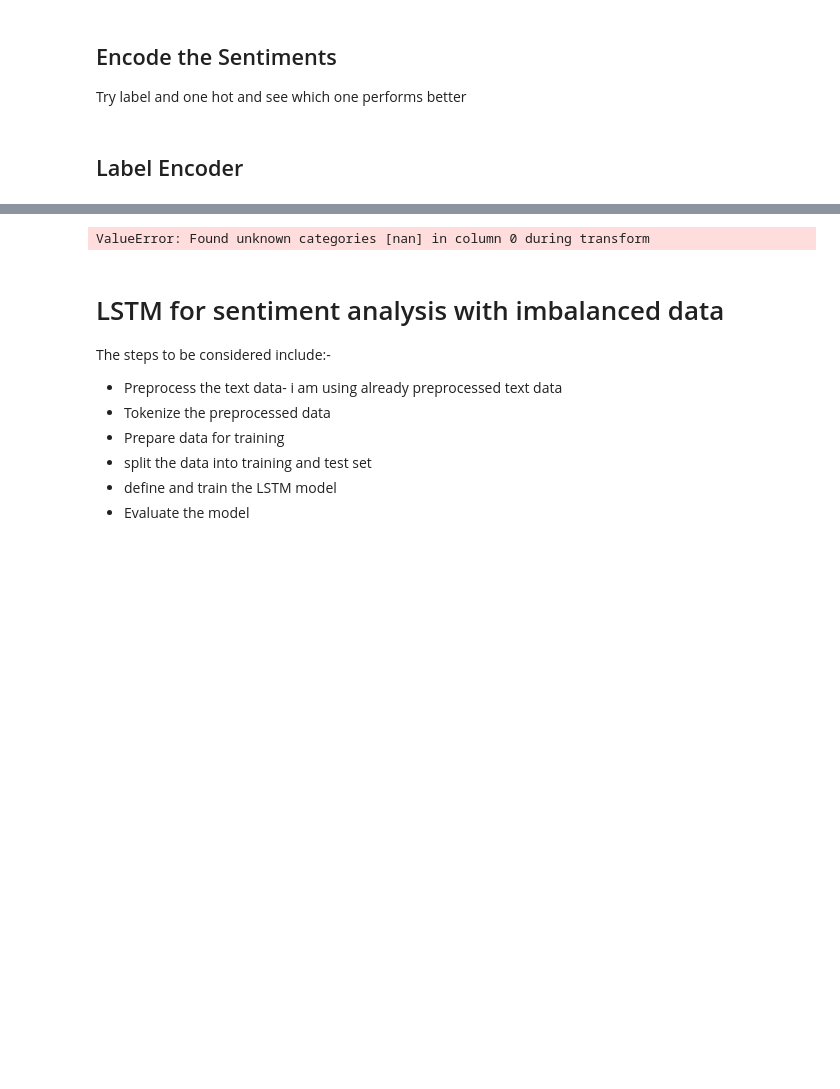
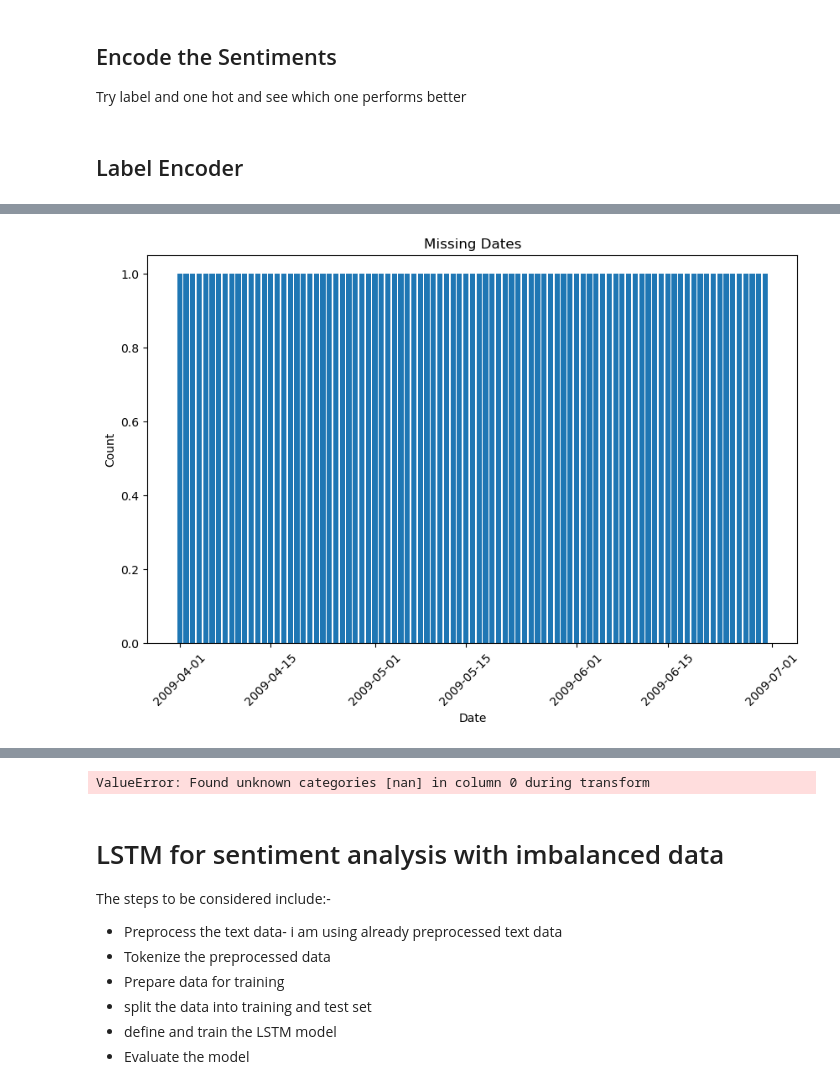
Before and after one commit to MissDianaFlora/Processing-big-data-for-sentiment-analysis-and-time-series-forecasting, a Jupyter notebook: 2023385__Diana.ipynb, the cells around one changed output, grey strips where cells are left out. Saved outputs shown, nothing was run; the diff lists cells and outputs as text; code cells hidden in the pictures; blank space fills up the shorter version.

```diff
--- a/2023385__Diana.ipynb
+++ b/2023385__Diana.ipynb
@@ -1642,7 +1642,7 @@ from sklearn.preprocessing import LabelEncoder
 label_encoder = LabelEncoder()
 
 # Fit and transform the 'textblob_sentiment' column
-df['textbloblabel_encoded'] = label_encoder.fit_transform(df['textblob_sentiment'])
+df['label_encoded'] = label_encoder.fit_transform(df['textblob_sentiment'])
 # %%
 #Count occurrences of each sentiment class
 sentiment_textblob = df['textblob_sentiment'].value_counts()
@@ -1750,0 +1754,11 @@ df.interpolate(method='linear', inplace=True)
+# %%
+import matplotlib.pyplot as plt
+plt.figure(figsize=(10, 6))
+plt.bar(missing_dates, [1] * len(missing_dates))
+plt.title("Missing Dates")
+plt.xlabel("Date")
+plt.ylabel("Count")
+plt.xticks(rotation=45)
+plt.show()
+# %% [output]
+[figure, added]
```
Also changed, not shown: parts of 9 cells of this notebook, 4 other files.
